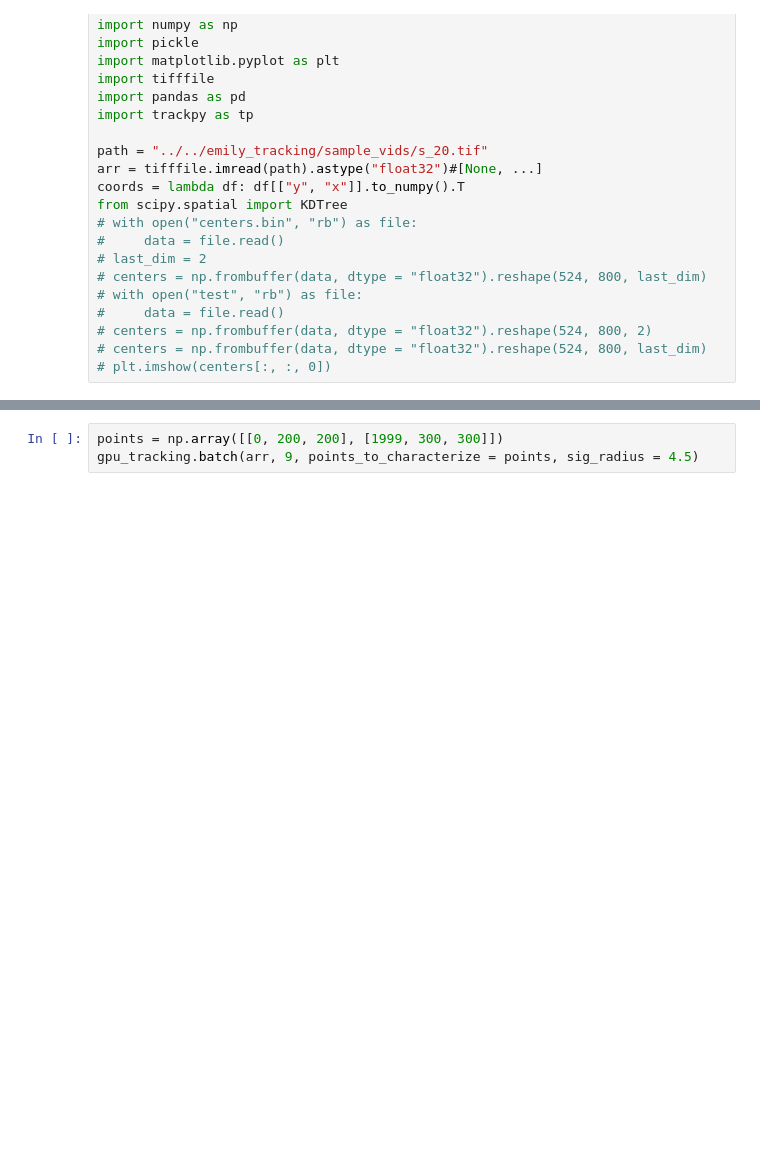
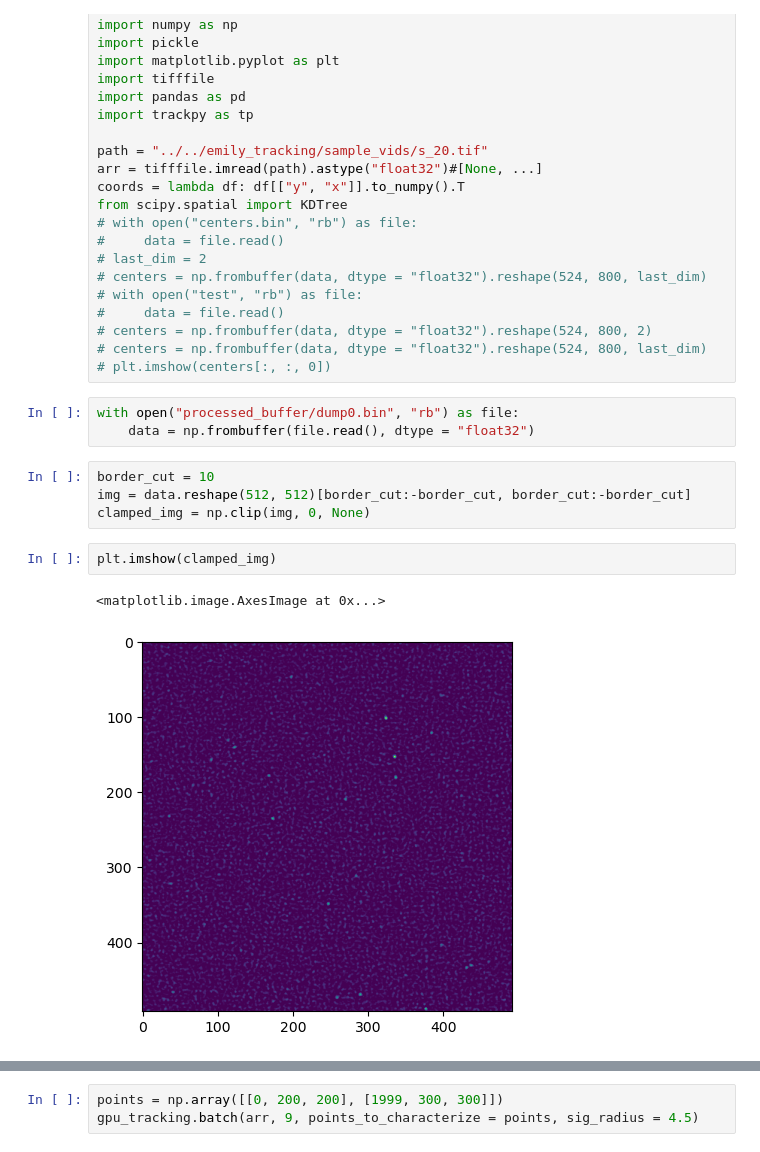
Before and after one commit to amfaber/tracking_optimizations, a Jupyter notebook: gpu-tracking/testing/explore.ipynb, the cells around one changed output, grey strips where cells are left out. Saved outputs shown, nothing was run; the diff lists cells and outputs as text; blank space fills up the shorter version.

```diff
--- a/gpu-tracking/testing/explore.ipynb
+++ b/gpu-tracking/testing/explore.ipynb
@@ -25,3 +25,15 @@ from scipy.spatial import KDTree
 # centers = np.frombuffer(data, dtype = "float32").reshape(524, 800, 2)
 # centers = np.frombuffer(data, dtype = "float32").reshape(524, 800, last_dim)
 # plt.imshow(centers[:, :, 0])
+# %%
+with open("processed_buffer/dump0.bin", "rb") as file:
+    data = np.frombuffer(file.read(), dtype = "float32")
+# %%
+border_cut = 10
+img = data.reshape(512, 512)[border_cut:-border_cut, border_cut:-border_cut]
+clamped_img = np.clip(img, 0, None)
+# %%
+plt.imshow(clamped_img)
+# %% [output]
+<matplotlib.image.AxesImage at 0x...>
+[figure, added]
```
Also changed, not shown: parts of 5 cells of this notebook, 15 other files.
